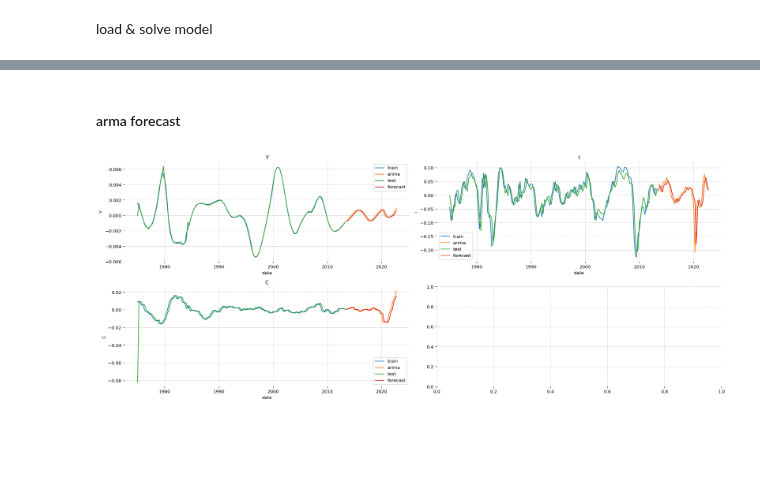
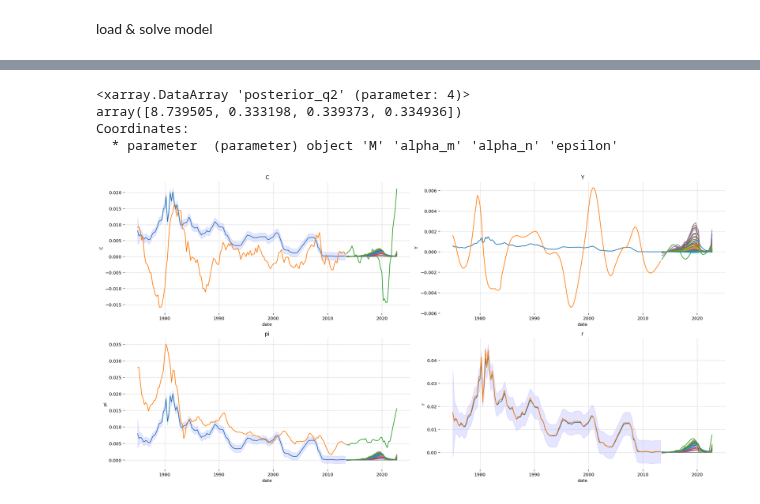
Before and after one commit to lukasgrahl/memoire1, a Jupyter notebook: notebooks/04-forecasting.ipynb, the cells around one changed output, grey strips where cells are left out. Drawn from its saved outputs; the diff is of its cells as text; code cells hidden in the pictures; blank space fills up the shorter version.

```diff
--- a/notebooks/04-forecasting.ipynb
+++ b/notebooks/04-forecasting.ipynb
@@ -41,10 +42,6 @@ df = load_data('prepro_data.csv', DATA_DIR, fred_dict)
 
 # using real potential GDP instead of GDP
 df = df.drop(['Ix', 'Zx', 'Y', 'pi_c', 'w'], axis=1).rename(columns={'Y_p': 'Y', 'pi_s': 'pi'})
-
-# split train and test
-train = df[df['is_test'] == False].drop('is_test', axis=1).copy()
-test = df[df['is_test'] == True].drop('is_test', axis=1).copy()
 # %% [output]
 Error occured 'is_test', file_dict may be incomplete
 # %% [markdown]
@@ -265,15 +186,42 @@ plot_dfs([
-# %% [markdown]
-#### arma forecast
-# %%
-out = []
-for col in ['Y', 'I', 'C']:
-    mu_df, forecasts = get_arma_model(train[col], test[col])
-    out.append([train[col], test[col], mu_df, forecasts])
-# %%
-plot_dfs([pd.concat([item[i] for item in out], axis=1) for i in range(0, len(out)+1)],
-         sns.lineplot, cols=2,
-         legend=['train', 'arima', 'test', 'forecast'],
-         figsize=(20, 4)
-)
-# %% [output]
-[figure, removed]
+# %%
+xarr.posterior_q2
+# %% [output]
+<xarray.DataArray 'posterior_q2' (parameter: 4)>
+array([8.739505, 0.333198, 0.339373, 0.334936])
+Coordinates:
+  * parameter  (parameter) object 'M' 'alpha_m' 'alpha_n' 'epsilon'
+# %%
+observed_vars = ["Y", "r"]
+# split train and test
+train = df[df['is_test'] == False][[col for col in state_variables if col in df.columns]].copy()
+test = df[df['is_test'] == True][[col for col in state_variables if col in df.columns]].copy()
+
+i = 5803
+
+params = dict(zip(xarr.parameter.values, xarr.posterior_q2))
+mu_df_train, cov_df_train, ll_test, mu_df_test, cov_df_test, ll_train = forecast_kalman(mod, observed_vars, train, test, params)
+
+mu_df_tests = []
+n_draws = 100
+for i in np.random.choice(xarr.draw, n_draws):
+    params = dict(zip(xarr.parameter.values, xarr.sel(draw=i).posterior))
+    _, _, _, mu_df_test, cov_df_test, ll_train = forecast_kalman(mod, observed_vars, train, test, params)
+    mu_df_tests.append(mu_df_test[train.columns])
+
+
+# plot results
+
+dfs = [mu_df_train[train.columns].iloc[ind:], train.iloc[ind:], test]
+dfs.extend(mu_df_tests)
+
+ind = 0
+plot_dfs(
+    dfs,
+    plotfunc=sns.lineplot,
+    dfs_cov=[*chain([cov_df.iloc[ind:]], [None] * (n_draws + 2))],
+    # legend=['filter_train', 'data_train', 'filter_test', 'data_test'],
+    cols=2,
+    figsize=(20, 5)
+)
+# %% [output]
+[figure, added]
```
Also changed, not shown: parts of 17 cells of this notebook, 5 other files.
